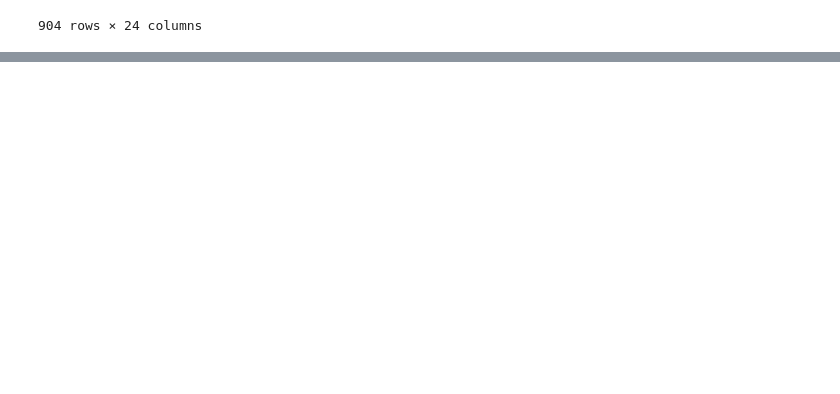
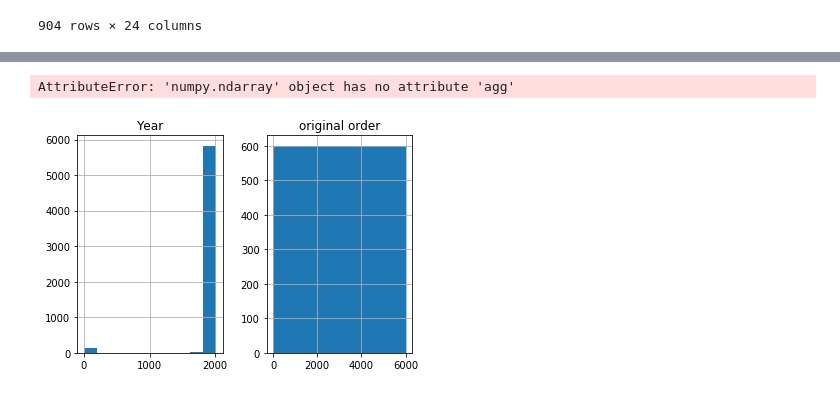
Before and after one commit to patricrp/Shark_Analysis, a Jupyter notebook: Shark_Analysis_Pandas.ipynb, the cells around one changed output, grey strips where cells are left out. Cells and saved outputs as stored; diff of their text form; code cells hidden in the pictures; blank space fills up the shorter version.

```diff
--- a/Shark_Analysis_Pandas.ipynb
+++ b/Shark_Analysis_Pandas.ipynb
@@ -5,0 +7,3 @@ import numpy as np
+# %%
+df = pd.read_csv('input/GSAF5.csv', engine = 'python')
+df.head()
@@ -139,0 +166,7 @@ di = df['']
+# %%
+%matplotlib inline
+dj = df.hist().agg({"Activity":"count"}).plot.bar()
+dj
+# %% [output]
+AttributeError: 'numpy.ndarray' object has no attribute 'agg'
+[figure, added]
```
Also changed, not shown: parts of 27 cells of this notebook, 1 other file.
